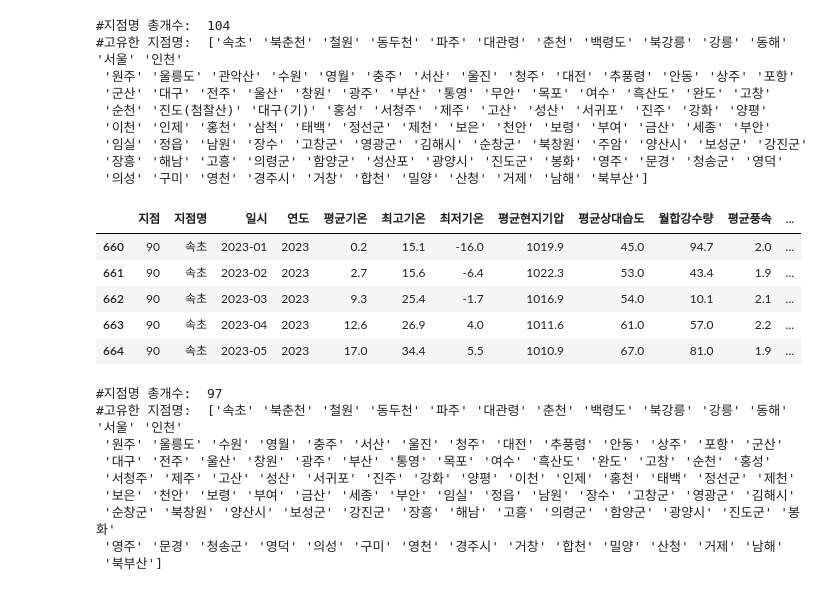
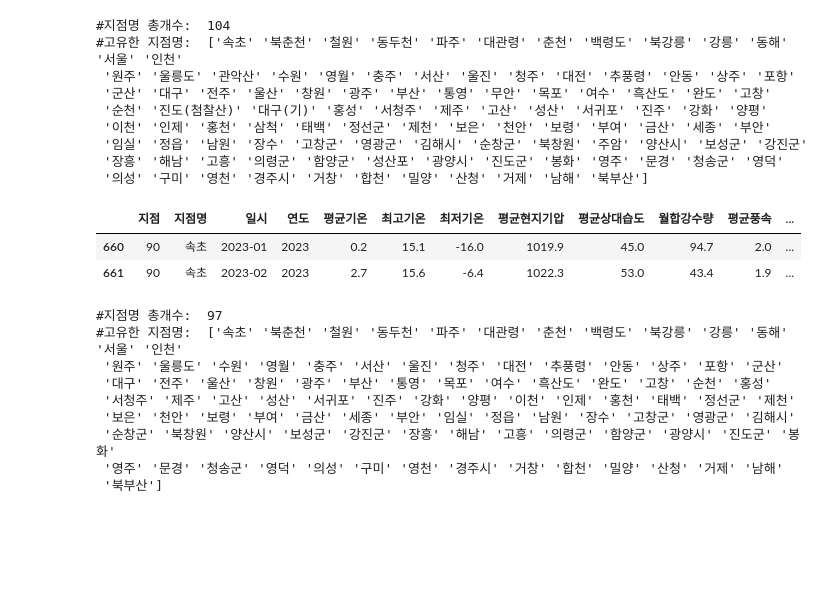
Before and after one commit to Basicsj/dataAnalysis, a Jupyter notebook: 2_데이터분석_03_공공데이터_기상청날씨_배포+실습.ipynb, the cells around one changed output. Cells and saved outputs as stored; diff of their text form; code cells hidden in the pictures; blank space fills up the shorter version.

```diff
--- a/2_데이터분석_03_공공데이터_기상청날씨_배포+실습.ipynb
+++ b/2_데이터분석_03_공공데이터_기상청날씨_배포+실습.ipynb
@@ -289,16 +291,13 @@ print( '#고유한 지점명: ', df.지점명.unique())
  '장흥' '해남' '고흥' '의령군' '함양군' '성산포' '광양시' '진도군' '봉화' '영주' '문경' '청송군' '영덕'
  '의성' '구미' '영천' '경주시' '거창' '합천' '밀양' '산청' '거제' '남해' '북부산']
 # %%
-# '2023'년도 데이터만 추출하여 df_2023으로 지정하기
+# '2023'년도 데이터만 추출하여 df_2023으로 지정하기  - 쿼리문으로도도 한번 만들어보자
 df_2023 = df[ df.연도 == '2023']
-df_2023.head(5)
+df_2023.head(2)
 # %% [output]
 |  | 지점 | 지점명 | 일시 | 연도 | 평균기온 | 최고기온 | 최저기온 | 평균현지기압 | 평균상대습도 | 월합강수량 | 평균풍속 | ... |
 | 660 | 90 | 속초 | 2023-01 | 2023 | 0.2 | 15.1 | -16.0 | 1019.9 | 45.0 | 94.7 | 2.0 | ... |
 | 661 | 90 | 속초 | 2023-02 | 2023 | 2.7 | 15.6 | -6.4 | 1022.3 | 53.0 | 43.4 | 1.9 | ... |
-| 662 | 90 | 속초 | 2023-03 | 2023 | 9.3 | 25.4 | -1.7 | 1016.9 | 54.0 | 10.1 | 2.1 | ... |
-| 663 | 90 | 속초 | 2023-04 | 2023 | 12.6 | 26.9 | 4.0 | 1011.6 | 61.0 | 57.0 | 2.2 | ... |
-| 664 | 90 | 속초 | 2023-05 | 2023 | 17.0 | 34.4 | 5.5 | 1010.9 | 67.0 | 81.0 | 1.9 | ... |
 # %%
 # '2023'년도 지점명 총개수와 고유한 지점명
 print( '#지점명 총개수: ',  len(df_2023.지점명.unique())  )
```
Also changed, not shown: parts of 28 cells of this notebook.
